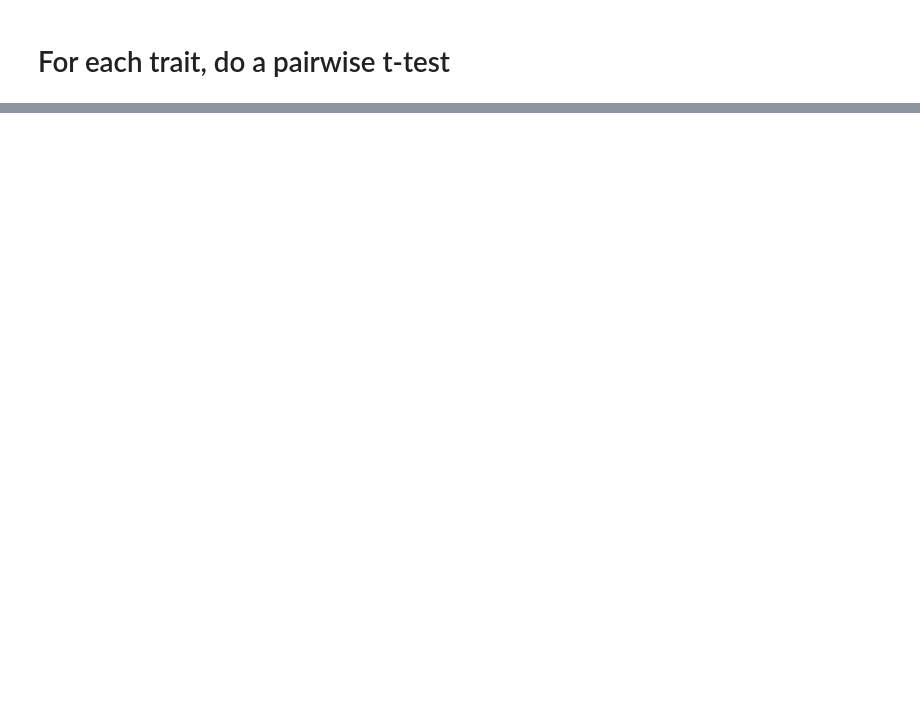
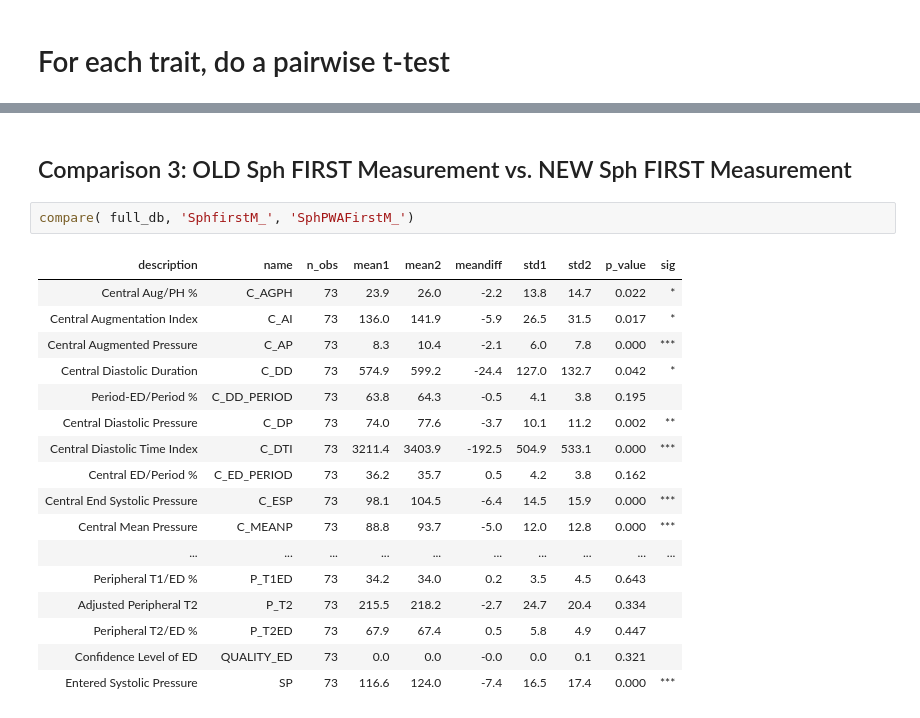
Before and after one commit to colettace/DataAnalyses, a Jupyter notebook: statistics/Coletta_ST765_DAP1.ipynb, the cells around one changed output, grey strips where cells are left out. Cells and saved outputs as stored; diff of their text form; blank space fills up the shorter version.

```diff
--- a/statistics/Coletta_ST765_DAP1.ipynb
+++ b/statistics/Coletta_ST765_DAP1.ipynb
@@ -162,0 +236,22 @@ results
+# %% [markdown]
+## Comparison 3: OLD Sph FIRST Measurement vs. NEW Sph FIRST Measurement
+# %%
+compare( full_db, 'SphfirstM_', 'SphPWAFirstM_')
+# %% [output]
+| description | name | n_obs | mean1 | mean2 | meandiff | std1 | std2 | p_value | sig |
+| Central Aug/PH % | C_AGPH | 73 | 23.9 | 26.0 | -2.2 | 13.8 | 14.7 | 0.022 | * |
+| Central Augmentation Index | C_AI | 73 | 136.0 | 141.9 | -5.9 | 26.5 | 31.5 | 0.017 | * |
+| Central Augmented Pressure | C_AP | 73 | 8.3 | 10.4 | -2.1 | 6.0 | 7.8 | 0.000 | *** |
+| Central Diastolic Duration | C_DD | 73 | 574.9 | 599.2 | -24.4 | 127.0 | 132.7 | 0.042 | * |
+| Period-ED/Period % | C_DD_PERIOD | 73 | 63.8 | 64.3 | -0.5 | 4.1 | 3.8 | 0.195 |  |
+| Central Diastolic Pressure | C_DP | 73 | 74.0 | 77.6 | -3.7 | 10.1 | 11.2 | 0.002 | ** |
+| Central Diastolic Time Index | C_DTI | 73 | 3211.4 | 3403.9 | -192.5 | 504.9 | 533.1 | 0.000 | *** |
+| Central ED/Period % | C_ED_PERIOD | 73 | 36.2 | 35.7 | 0.5 | 4.2 | 3.8 | 0.162 |  |
+| Central End Systolic Pressure | C_ESP | 73 | 98.1 | 104.5 | -6.4 | 14.5 | 15.9 | 0.000 | *** |
+| Central Mean Pressure | C_MEANP | 73 | 88.8 | 93.7 | -5.0 | 12.0 | 12.8 | 0.000 | *** |
+| ... | ... | ... | ... | ... | ... | ... | ... | ... | ... |
+| Peripheral T1/ED % | P_T1ED | 73 | 34.2 | 34.0 | 0.2 | 3.5 | 4.5 | 0.643 |  |
+| Adjusted Peripheral T2 | P_T2 | 73 | 215.5 | 218.2 | -2.7 | 24.7 | 20.4 | 0.334 |  |
+| Peripheral T2/ED % | P_T2ED | 73 | 67.9 | 67.4 | 0.5 | 5.8 | 4.9 | 0.447 |  |
+| Confidence Level of ED | QUALITY_ED | 73 | 0.0 | 0.0 | -0.0 | 0.0 | 0.1 | 0.321 |  |
+| Entered Systolic Pressure | SP | 73 | 116.6 | 124.0 | -7.4 | 16.5 | 17.4 | 0.000 | *** |
```
Also changed, not shown: parts of 15 cells of this notebook.
